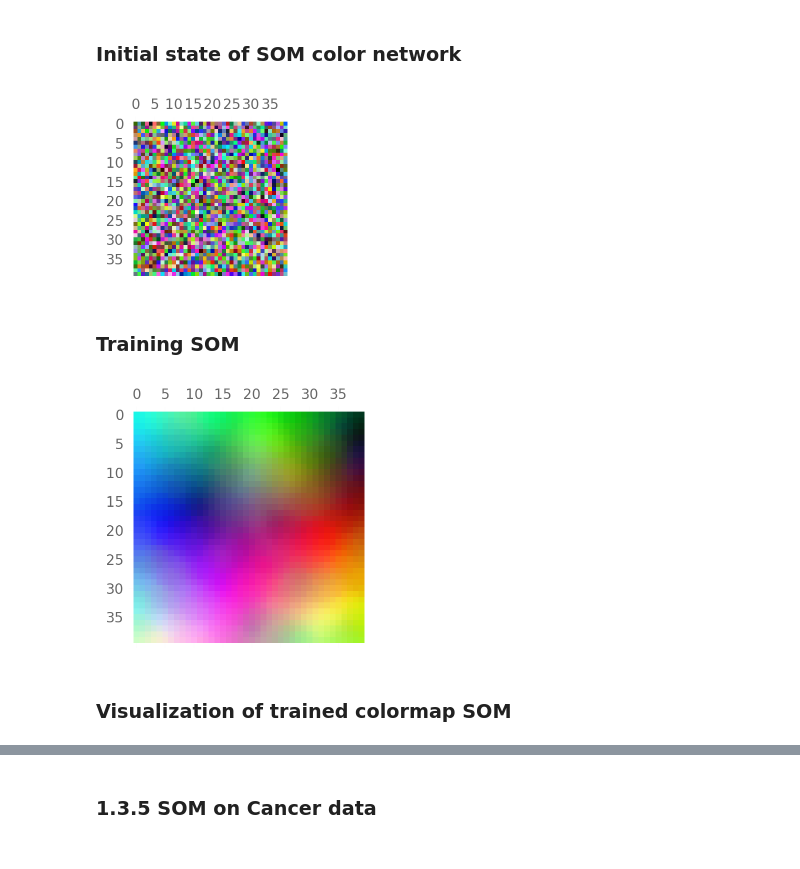
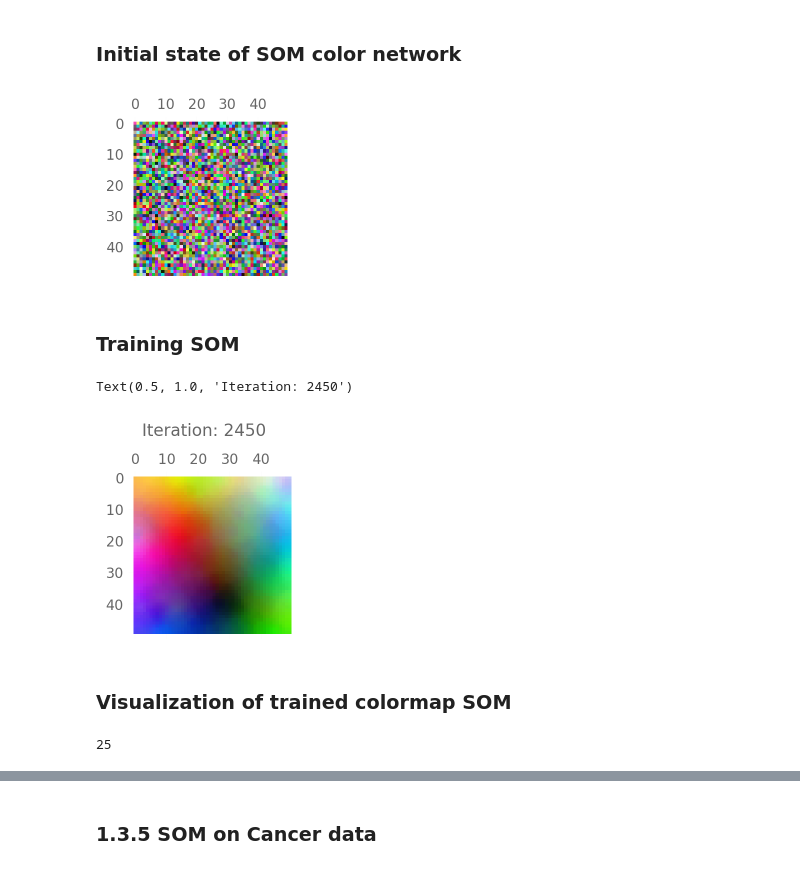
Before and after one commit to argonne-lcf/ATPESC_MachineLearning, a Jupyter notebook: 00_statisticalLearning/src/atpesc/notebooks/statistical_learning.ipynb, the cells around one changed output, grey strips where cells are left out. Saved outputs shown, nothing was run; the diff lists cells and outputs as text; code cells hidden in the pictures.

```diff
--- a/00_statisticalLearning/src/atpesc/notebooks/statistical_learning.ipynb
+++ b/00_statisticalLearning/src/atpesc/notebooks/statistical_learning.ipynb
@@ -172,12 +172,12 @@ for i in range(0, iterations):
 # %% [markdown]
 We can visualize the slope history:
 # %%
-dfigsize = plt.rcParamsDefault['figure.figsize']
 sns.set_context('notebook')
-fig, ax = plt.subplots(figsize=(2*dfigsize[0], dfigsize[1]), tight_layout=True)
+fig, ax = plt.subplots(figsize=(2*DFIGSIZE[0], DFIGSIZE[1]), tight_layout=True)
 _ = ax.plot(range(len(slope_history)), slope_history, 'o-');
 _ = ax.set_ylabel('Slope')
 _ = ax.set_xlabel('Step')
+_ = ax.grid(True, alpha=0.2)
 # %% [output]
 [figure]
 # %% [markdown]
@@ -451,14 +455,16 @@ def apply_kmeans(
 # %% [markdown]
 ### Run example:
 # %%
+from atpesc.utils.plots import COLORS
+cmap = ListedColormap(list(COLORS.values()))
+
 n_samples = 500 # 300 2D data points
 n_features = 2   # 2D data
-n_clusters_true = 3   # unique blobs
-n_clusters_guess = 3
+n_clusters_true = 5   # unique blobs
+n_clusters_guess = 5
 SEED = 456
-iterations = 25
+iterations = 50
 set_plot_style()
-plt.rcParams['image.cmap'] = 'rainbow'
 
 # https://scikit-learn.org/stable/modules/generated/sklearn.datasets.make_blobs.html
 x, y = datasets.make_blobs(
@@ -474,6 +480,7 @@ centroids, cluster_id = apply_kmeans(
     x_sc,
     n_clusters_guess,
     iterations,
-    SEED
+    SEED,
+    cmap=cmap,
 )
 # %% [output]
@@ -567,8 +574,7 @@ console.log(
 k_means_bins = np.bincount(cluster_ids)
 y_bins = np.bincount(y)
 plt.rcParams['figure.figsize'] = [
-    0.66 * i
-    for i in plt.rcParamsDefault['figure.figsize']
+    1.5 * DFIGSIZE[0], 0.8 * DFIGSIZE[1]
 ]
 plot_hists(
     k_means_bins,
@@ -683,9 +687,9 @@ data = StandardScaler().fit_transform(raw_data) # Normalized
 ### Defining SOM
 Defining network size, number of iterations and learning rate
 # %%
-network_dimensions = np.array([40, 40])
-n_iterations = 5000
-init_learning_rate = 0.05
+network_dimensions = np.array([50, 50])
+n_iterations = 2500
+init_learning_rate = 0.075
 # %% [markdown]
 Establish size variables based on data
 # %%
@@ -710,7 +714,7 @@ image = ax.matshow(net)
 #_ = fig.colorbar(image)
 _ = plt.show()
 # %% [output]
-[figure, old version]
+[figure, new version]
 # %% [markdown]
 ### Training SOM
 # %%
@@ -719,43 +723,43 @@ def normalize(x: np.ndarray) -> np.ndarray:
 
 set_plot_style()
 plt.rcParams['figure.figsize'] = [
     i / 2.0
     for i in plt.rcParamsDefault['figure.figsize']
 ]
 init_learning_rate=0.1
 #net = np.random.uniform(size=net.shape)
 #net = (255 * ((net + 1.) / 2.))
 images = []
 for iteration in range(n_iterations):
     # select a training example at random - shape of 1x3
     t = data[np.random.randint(0, m),:].reshape(np.array([n, 1]))
     # find its Best Matching Unit
     bmu, bmu_idx = find_bmu(t, net, n) # Gives the row, column of the best neuron
     # decay the SOM parameters
     r = decay_radius(init_radius, iteration, time_constant)
     l = decay_learning_rate(init_learning_rate, iteration, n_iterations)
     # Update SOM weights
     net = update_weights(net,bmu_idx,r,l)
     if iteration % 50 == 0:
         console.log(f'Iteration: {iteration}')
         ipydis.clear_output('wait')
-        fig, ax = plt.subplots(figsize=(3, 3))
+        fig, ax = plt.subplots(figsize=(2.5, 2.5))
         net_img = normalize(net)
+        _ = fig.suptitle(f'Iteration: {iteration}', y=1.0);
+        plt.tight_layout()
         image = ax.matshow(net_img, cmap='rainbow')
         if iteration % 100 == 0:
             images.append(net_img)
-        #fig, (ax0, ax1) = plt.subplots(figsize=(8, 4), ncols=2)
-        #_ = fig.subplots_adjust(wspace=0.5);
-        #net_img = normalize(net)
-        #image = ax0.matshow(net, cmap='rainbow')
-        #image1 = ax1.matshow(net_img, interpolation='nearest', cmap='rainbow')
-        #_ = fig.colorbar(image, ax=ax0)
-        #_ = fig.colorbar(image1.autoscale(), ax=ax1)
         _ = plt.show()
         time.sleep(0.5)
 # %% [output]
+Text(0.5, 1.0, 'Iteration: 2450')
-[figure, old version]
+[figure, new version]
 # %% [markdown]
 ### Visualization of trained colormap SOM
+# %%
+len(images)
+# %% [output]
+25
 # %%
 fig, axes = plt.subplots(
```
Also changed, not shown: parts of 20 cells of this notebook, 1 other file.
